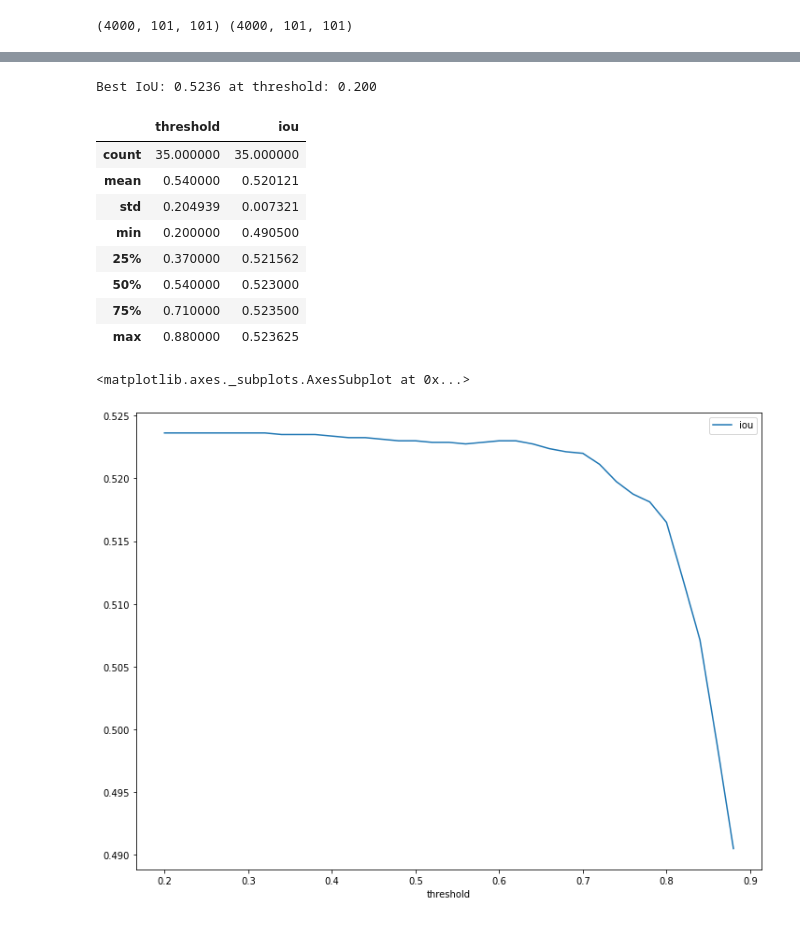
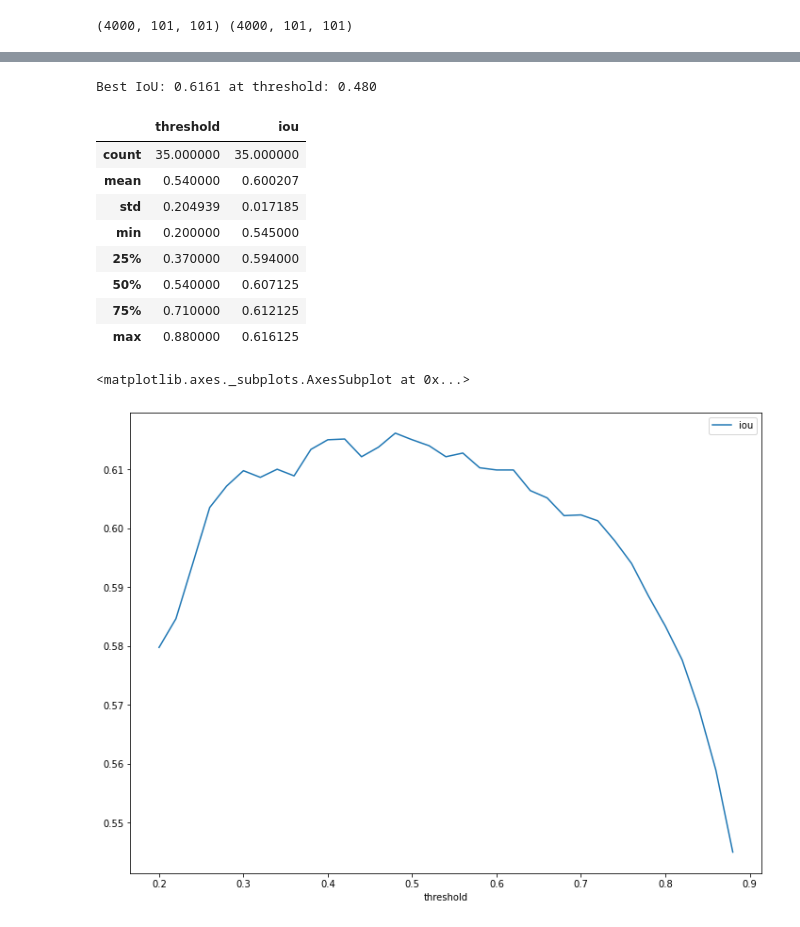
Before and after one commit to taiki-nakaso/diveintocode-ml, a Jupyter notebook: src/term2/sprint20/sprint20.ipynb, the cells around one changed output, grey strips where cells are left out. Cells and saved outputs as stored; diff of their text form; code cells hidden in the pictures.

```diff
--- a/src/term2/sprint20/sprint20.ipynb
+++ b/src/term2/sprint20/sprint20.ipynb
@@ -790,11 +792,11 @@ ________________________________________________________________________________
 K.clear_session()
 
 # ResNet版
-model_depth = unet_resnet(
+model_depth_resnet = unet_resnet(
     input_size, decoder_block_bottleneck, weights='imagenet',
     loss_func=bce_dice_loss, metrics_list=[my_iou_metric],
     use_lovash=False)
-print(model_depth.summary())
+print(model_depth_resnet.summary())
 
 
 model_checkpoint = ModelCheckpoint(
@@ -809,10 +811,10 @@ reduce_lr = ReduceLROnPlateau(
     verbose=1)
 
 
-epochs = 2  # 25
-batch_size = 16
+epochs = 10  # 25
+batch_size = 8
 
-history = model_depth.fit(X_tr, y_tr,
+history_resnet = model_depth_resnet.fit(X_tr, y_tr,
                     validation_data=[X_val, y_val],
                     epochs=epochs,
                     batch_size=batch_size,
@@ -839,42 +841,42 @@ Epoch 00002: val_my_iou_metric did not improve from 0.13225
 # %%
-val_preds = model_depth.predict(X_val, batch_size=16)
+val_preds_resnet = model_depth_resnet.predict(X_val, batch_size=16)
 
-y_val_pred = np.asarray(list(map(lambda x: cv2.resize(x, (101, 101)), val_preds)))
+y_val_pred_resnet = np.asarray(list(map(lambda x: cv2.resize(x, (101, 101)), val_preds_resnet)))
 y_val_true = np.asarray(list(map(lambda x: cv2.resize(x, (101, 101)), y_val)))
 # %%
 thresholds = np.arange(0.2, 0.9, 0.02)
 
 ious = np.array(
     [iou_metric_batch(y_val_true,
-                      np.int32(y_val_pred > threshold)) for threshold in tqdm(thresholds)])
+                      np.int32(y_val_pred_resnet > threshold)) for threshold in tqdm(thresholds)])
 # %%
-df_iou = pd.DataFrame(thresholds, columns=['threshold'])
-df_iou['iou'] = ious
+df_iou_resnet = pd.DataFrame(thresholds, columns=['threshold'])
+df_iou_resnet['iou'] = ious
 
 # Get index of best IoU
-best_index = df_iou['iou'].idxmax()
+best_index_resnet = df_iou_resnet['iou'].idxmax()
 print('Best IoU: {:.4f} at threshold: {:.3f}'.format(
-    df_iou.iou[best_index], df_iou.threshold[best_index]))
+    df_iou_resnet.iou[best_index_resnet], df_iou_resnet.threshold[best_index_resnet]))
 
 # Describe IoU DF
-df_iou.describe()
+df_iou_resnet.describe()
 # %% [output]
-Best IoU: 0.5236 at threshold: 0.200
+Best IoU: 0.6161 at threshold: 0.480
 |  | threshold | iou |
 | count | 35.000000 | 35.000000 |
-| mean | 0.540000 | 0.520121 |
-| std | 0.204939 | 0.007321 |
-| min | 0.200000 | 0.490500 |
-| 25% | 0.370000 | 0.521562 |
-| 50% | 0.540000 | 0.523000 |
-| 75% | 0.710000 | 0.523500 |
-| max | 0.880000 | 0.523625 |
+| mean | 0.540000 | 0.600207 |
+| std | 0.204939 | 0.017185 |
+| min | 0.200000 | 0.545000 |
+| 25% | 0.370000 | 0.594000 |
+| 50% | 0.540000 | 0.607125 |
+| 75% | 0.710000 | 0.612125 |
+| max | 0.880000 | 0.616125 |
 # %%
 # Plot IoU values over threshold range.
-df_iou.plot(x='threshold', y='iou')
+df_iou_resnet.plot(x='threshold', y='iou')
 # %% [output]
 <matplotlib.axes._subplots.AxesSubplot at 0x...>
-[figure, old version]
+[figure, new version]
 # %%
 input_size = (224, 224, 3)
 
```
Also changed, not shown: parts of 18 cells of this notebook.
